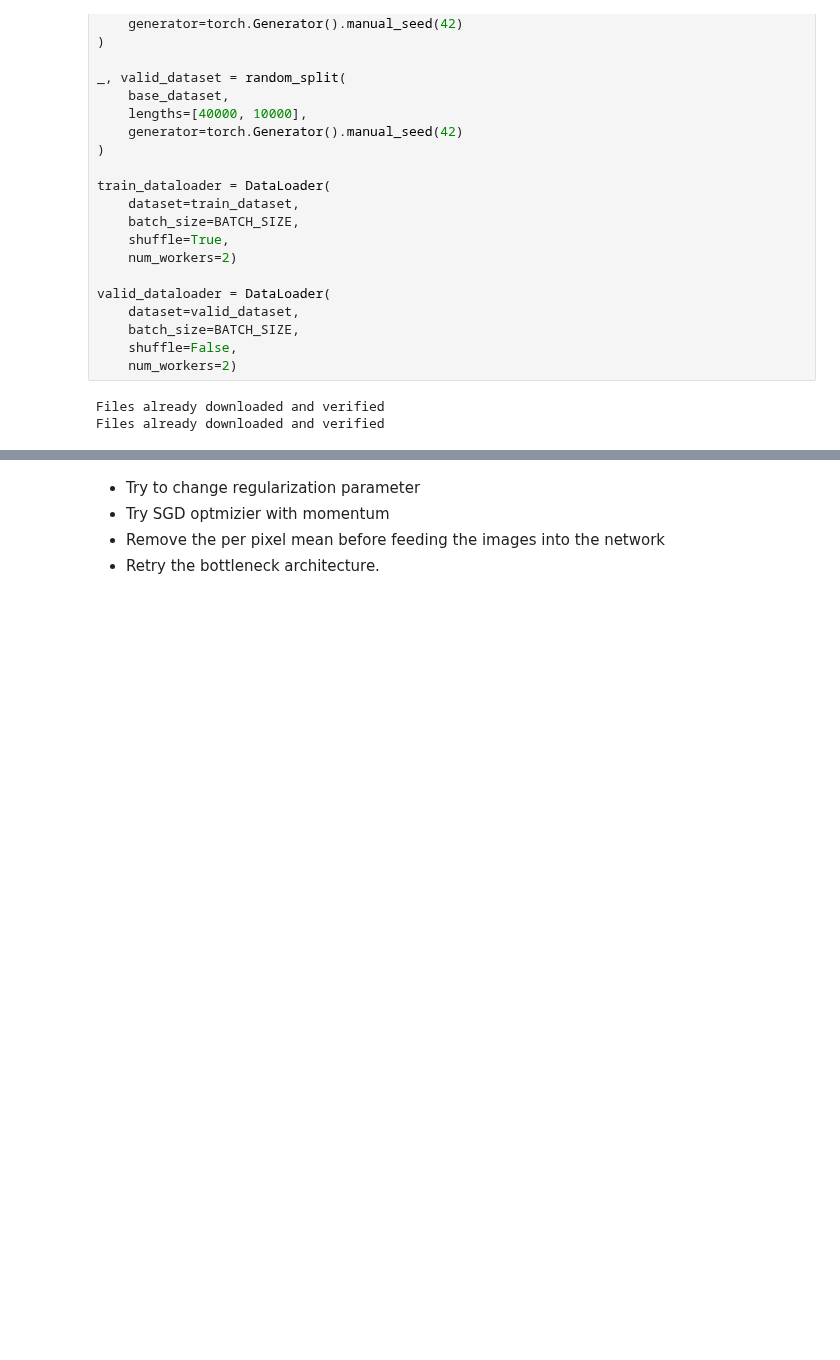
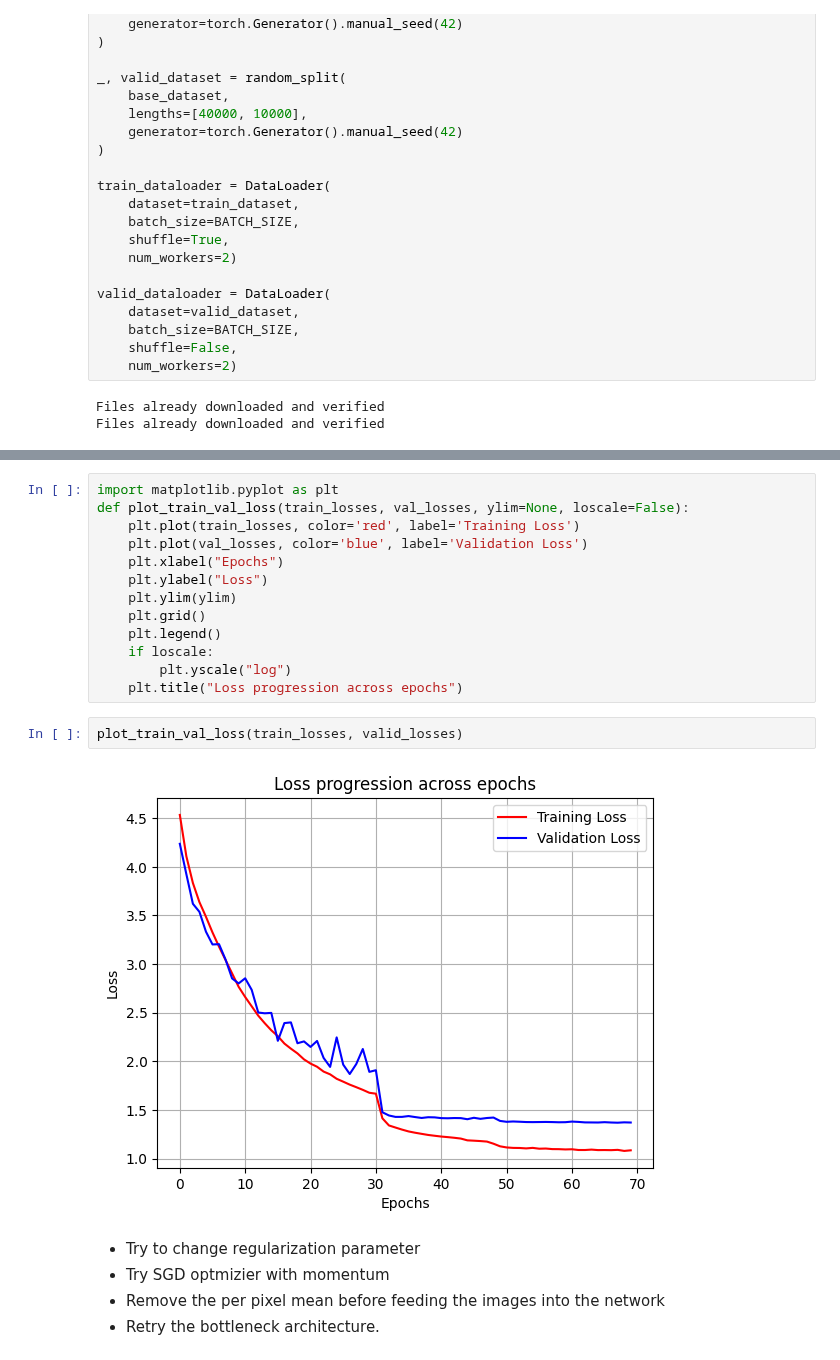
Before and after one commit to AleCardinale/Fundamentals-Inference-Learning, a Jupyter notebook: HW3/practical/cifar100.ipynb, the cells around one changed output, grey strips where cells are left out. Cells and saved outputs as stored; diff of their text form; blank space fills up the shorter version.

```diff
--- a/HW3/practical/cifar100.ipynb
+++ b/HW3/practical/cifar100.ipynb
@@ -569,3 +481,20 @@ Epoch 49: Train Loss=1.0451, Val Loss=1.3135, Val Accuracy=63%
+# %%
+import matplotlib.pyplot as plt
+def plot_train_val_loss(train_losses, val_losses, ylim=None, loscale=False):
+    plt.plot(train_losses, color='red', label='Training Loss')
+    plt.plot(val_losses, color='blue', label='Validation Loss')
+    plt.xlabel("Epochs")
+    plt.ylabel("Loss")
+    plt.ylim(ylim)
+    plt.grid()
+    plt.legend()
+    if loscale:
+        plt.yscale("log")
+    plt.title("Loss progression across epochs")
+# %%
+plot_train_val_loss(train_losses, valid_losses)
+# %% [output]
+[figure, added]
 # %% [markdown]
 - Try to change regularization parameter
 - Try SGD optmizier with momentum
```
Also changed, not shown: parts of 4 cells of this notebook.
